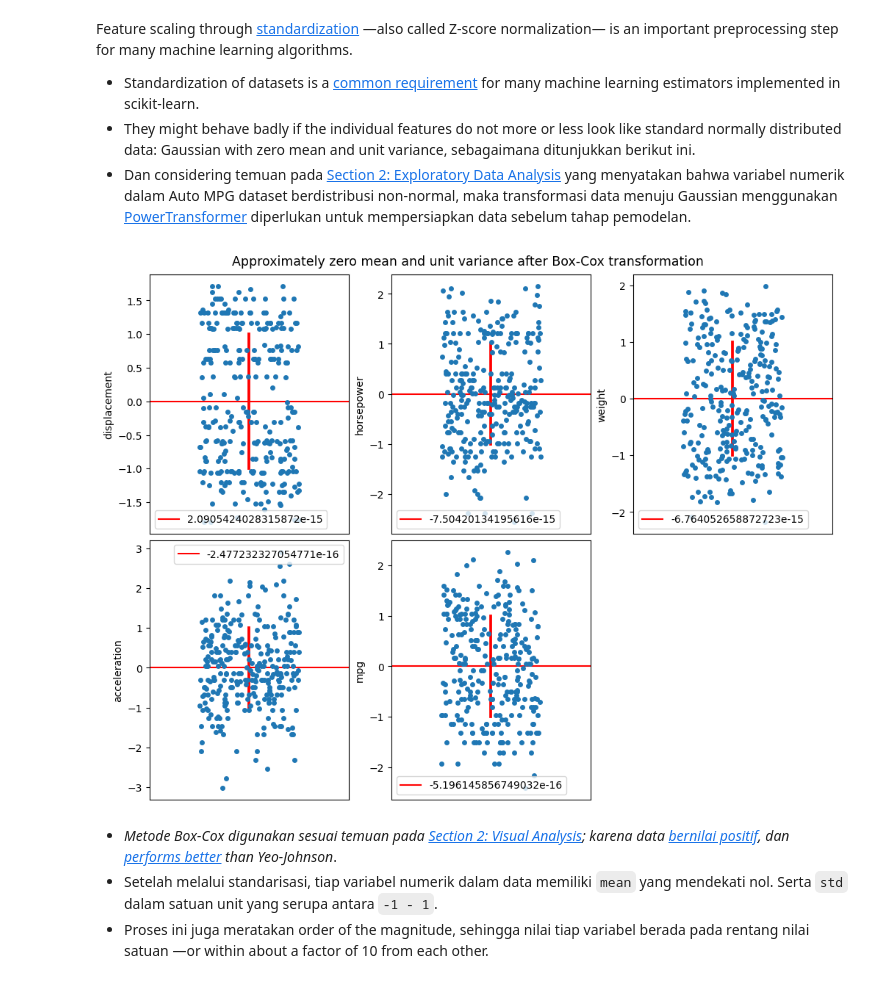
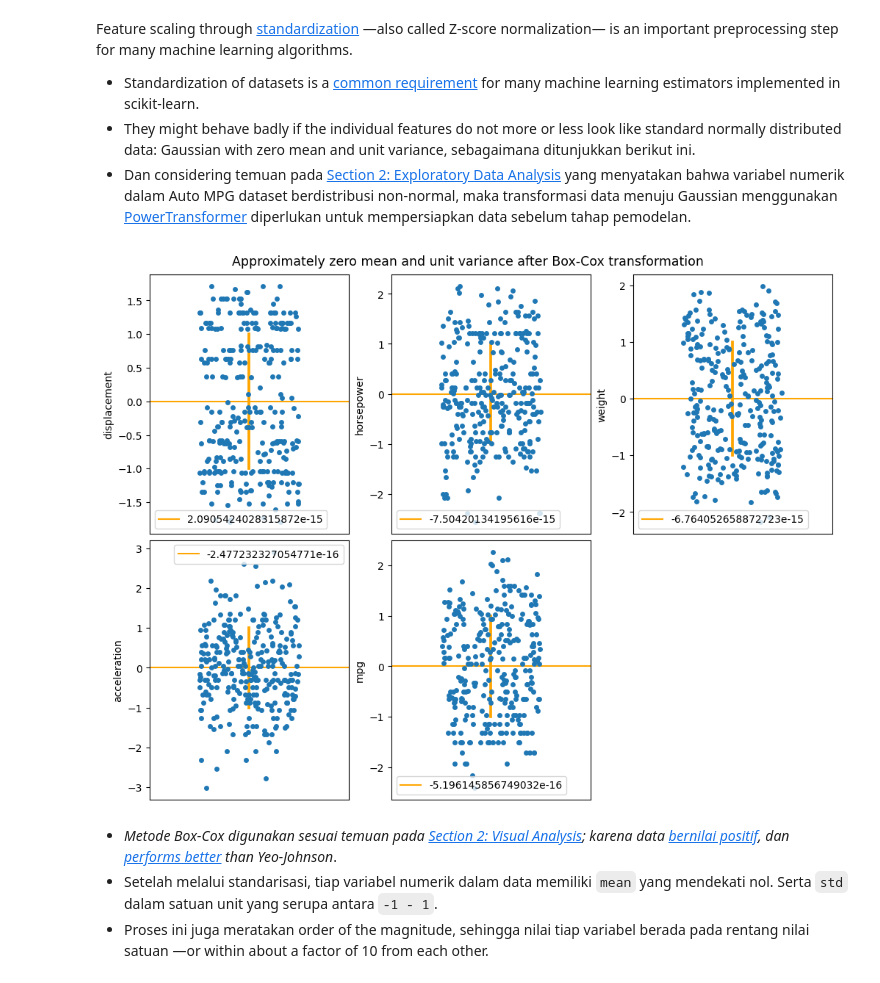
Before and after one commit to garudapaksi-yusuf/Auto_MPG_Prediction, a Jupyter notebook: notebook/notebook.ipynb, the cells around one changed output. Cells and saved outputs as stored; diff of their text form; code cells hidden in the pictures.

```diff
--- a/notebook/notebook.ipynb
+++ b/notebook/notebook.ipynb
@@ -440,46 +412,51 @@ pd.DataFrame(
 # %% [markdown]
 #### Visual Analysis
 # %%
+# define literal types to be used in function arguments
 estimator = Literal["mean", "median"]
-def plot_continuous(data, estimator: estimator, nrows, ncols):
+
+def plot_continuous(data, estimator: estimator, nrows=2, ncols=3, errorbar="sd", jitter=0.25, color="orange", markers=None):
     """Plot continuous data using point and strip plots.
 
-    This function creates subplots for each column in the provided data,
-    displaying either the median or mean of the data points with a corresponding strip plot.
-    The user can specify the number of rows and columns for the subplot layout.
+    This function creates a grid of subplots to visualize continuous data using either the mean or median as the estimator.
+    Each subplot displays a point plot overlaid with a strip plot, and a horizontal line indicating the mean or median value.
 
     Args:
-        data (DataFrame): The input data containing the columns to be plotted.
-        estimator (str): The statistical measure to be used for the central tendency ('mean' or 'median').
-        nrows (int): The number of rows in the subplot grid.
-        ncols (int): The number of columns in the subplot grid.
+        data (DataFrame): The input data containing the continuous variables to be plotted.
+        estimator (str): The statistical measure to use for the point plot. Should be either 'mean' or 'median'.
+        nrows (int, optional): The number of rows in the subplot grid. Default is 2.
+        ncols (int, optional): The number of columns in the subplot grid. Default is 3.
+        errorbar (str, optional): The method to use for error bars. Default is 'sd'.
+        jitter (float, optional): The amount of jitter to apply to the strip plot. Default is 0.25.
+        color (str, optional): The color of the points and the mean/median line. Default is 'red'.
+        markers (list, optional): A list of markers to use for the points in the plot. Default is None.
 
     Returns:
-        None: The function displays the plots directly and does not return any value.
+        None: This function does not return any value but displays the plots.
     """
     for count, column in enumerate(iterable=data):
         plt.subplot(nrows, ncols, count + 1)
         viz_kwargs = dict(data=data, y=column)
-        pointplot_kwargs = dict(estimator=estimator, errorbar="sd", color="red", markers=None)
+        pointplot_kwargs = dict(estimator=estimator, errorbar=errorbar, color=color, markers=markers)
 
         if estimator == "median":
             sns.pointplot(**viz_kwargs, **pointplot_kwargs)
 
-            axes = sns.stripplot(**viz_kwargs, jitter=0.25)
+            axes = sns.stripplot(**viz_kwargs, jitter=jitter)
             axes.set_xticks(ticks=list())
 
             median = data[column].median()
-            median_line = plt.axhline(y=median, color="red")
+            median_line = plt.axhline(y=median, color=color)
             axes.legend(handles=[median_line], labels=[median])
 
         elif estimator == "mean":
             sns.pointplot(**viz_kwargs, **pointplot_kwargs)
 
-            axes = sns.stripplot(**viz_kwargs, jitter=0.25)
+            axes = sns.stripplot(**viz_kwargs, jitter=jitter)
             axes.set_xticks(ticks=list())
 
             mean = data[column].mean()
-            mean_line = plt.axhline(y=mean, color="red")
+            mean_line = plt.axhline(y=mean, color=color)
             axes.legend(handles=[mean_line], labels=[mean])
 # %%
 # create & setup plot figure
@@ -611,34 +673,33 @@ Feature scaling through [standardization](https://scikit-learn.org/stable/auto_e
 # %%
 # transform numerical features in train set, and
 # inspect variable magnitude after transformation
 transformer = PowerTransformer(method="box-cox")
 
 numerical_transformed = pd.DataFrame(
     data=transformer.fit_transform(X=numerical_train),
     columns=transformer.get_feature_names_out()
 )
 continuous_transformed = numerical_transformed.drop(columns=discrete_columns)
 
 # create & setup plot figure
 width, height = 10, 7.5
 plt.figure(
     figsize=(width, height),
     layout="constrained"
 )
+
 suptitle_size = 12.5
 plt.suptitle(
     t="Approximately zero mean and unit variance after Box-Cox transformation",
     size=suptitle_size
 )
 
 plot_continuous(
     data=continuous_transformed,
-    estimator="mean",
-    nrows=nrows,
-    ncols=ncols
+    estimator="mean"
 )
 # %% [output]
-[figure, old version]
+[figure, new version]
 # %% [markdown]
 * *Metode Box-Cox digunakan sesuai temuan pada [Section 2: Visual Analysis](#visual-analysis); karena data [bernilai positif](https://scikit-learn.org/stable/modules/generated/sklearn.preprocessing.PowerTransformer.html), dan [performs better](https://scikit-learn.org/stable/auto_examples/preprocessing/plot_map_data_to_normal.html#sphx-glr-auto-examples-preprocessing-plot-map-data-to-normal-py) than Yeo-Johnson*.
 * Setelah melalui standarisasi, tiap variabel numerik dalam data memiliki `mean` yang mendekati nol. Serta `std` dalam satuan unit yang serupa antara `-1 - 1`.
```
Also changed, not shown: parts of 38 cells of this notebook.
